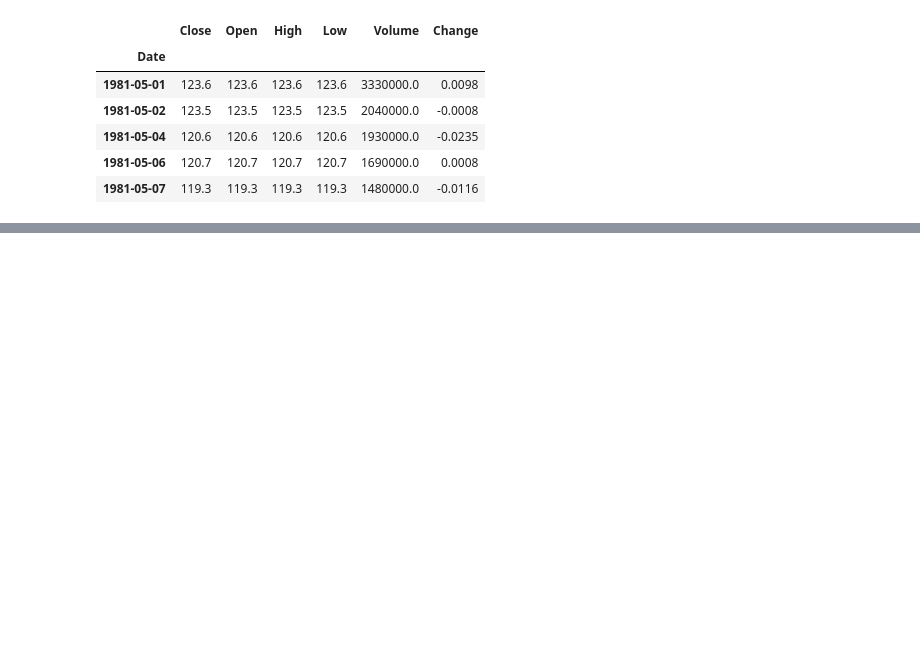
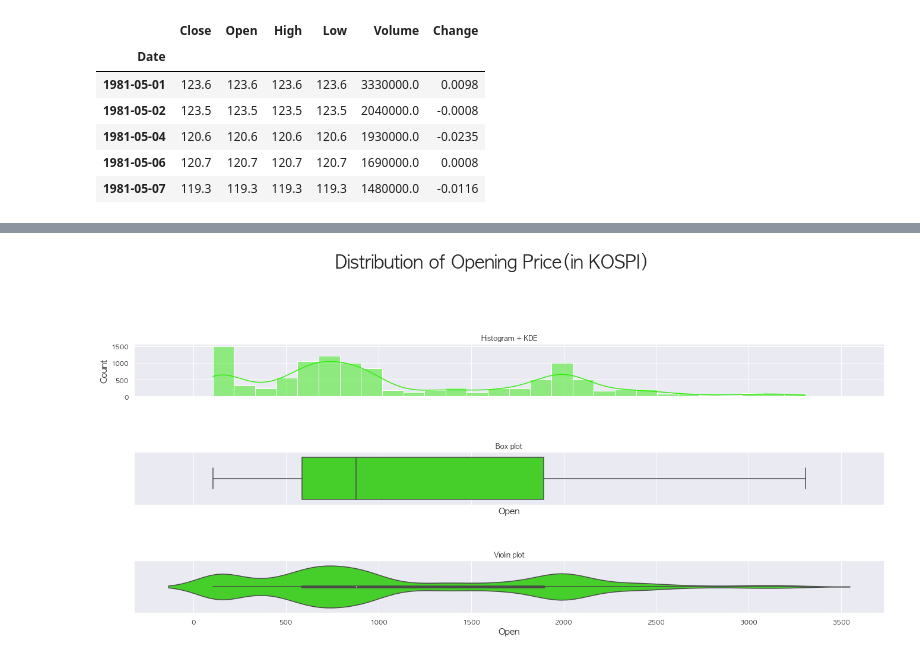
Before and after one commit to Owening2/KOSPI_Analysis_Visualization, a Jupyter notebook: KOSPI_ANALYSIS.ipynb, the cells around one changed output, grey strips where cells are left out. Drawn from its saved outputs; the diff is of its cells as text; code cells hidden in the pictures; blank space fills up the shorter version.

```diff
--- a/KOSPI_ANALYSIS.ipynb
+++ b/KOSPI_ANALYSIS.ipynb
@@ -163,0 +301,4 @@ plt.bar(x,y)
+# %%
+three_plots(df['Open'], 'Distribution of Opening Price(in KOSPI)', custom_colors[2])
+# %% [output]
+[figure, added]
```
Also changed, not shown: parts of 26 cells of this notebook, 1 other file.
